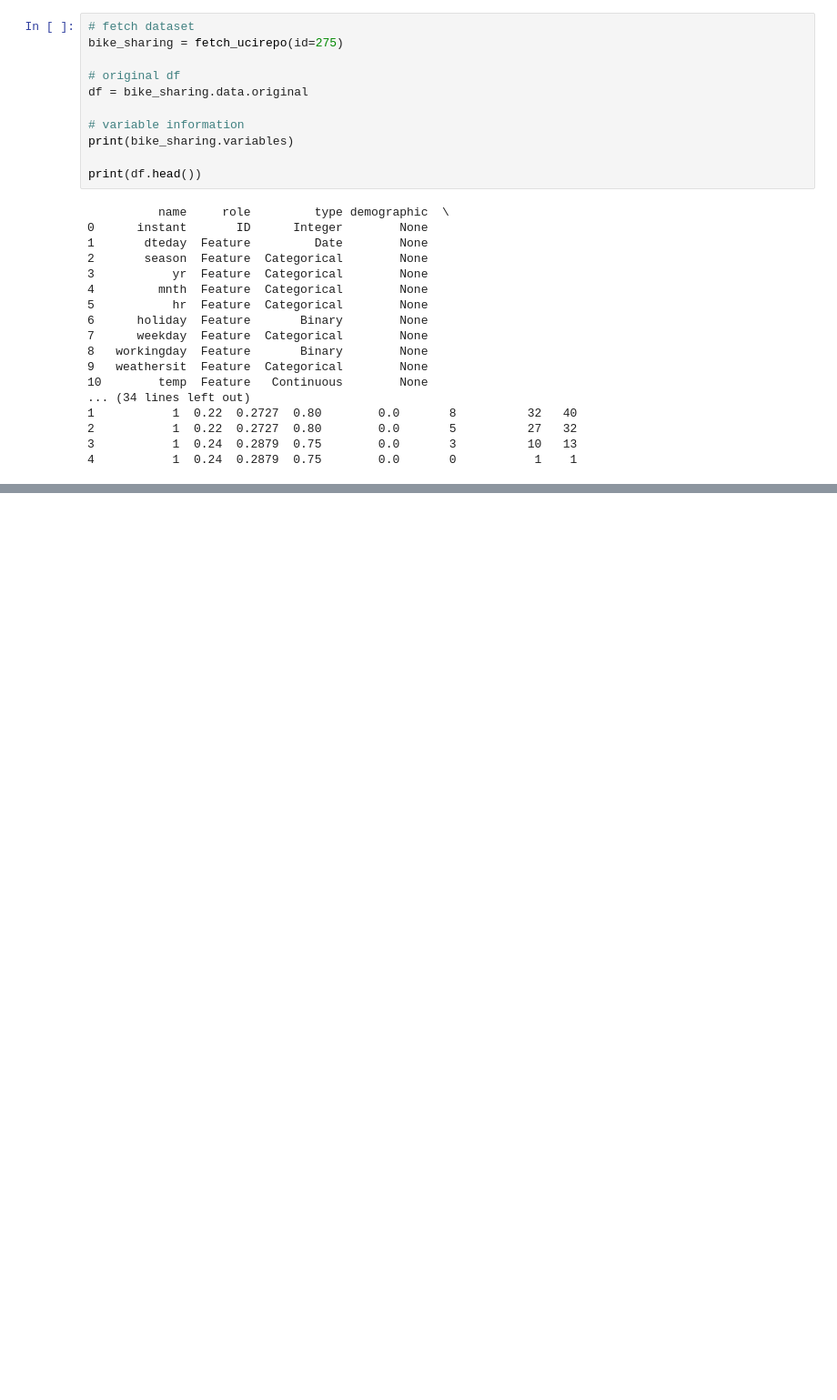
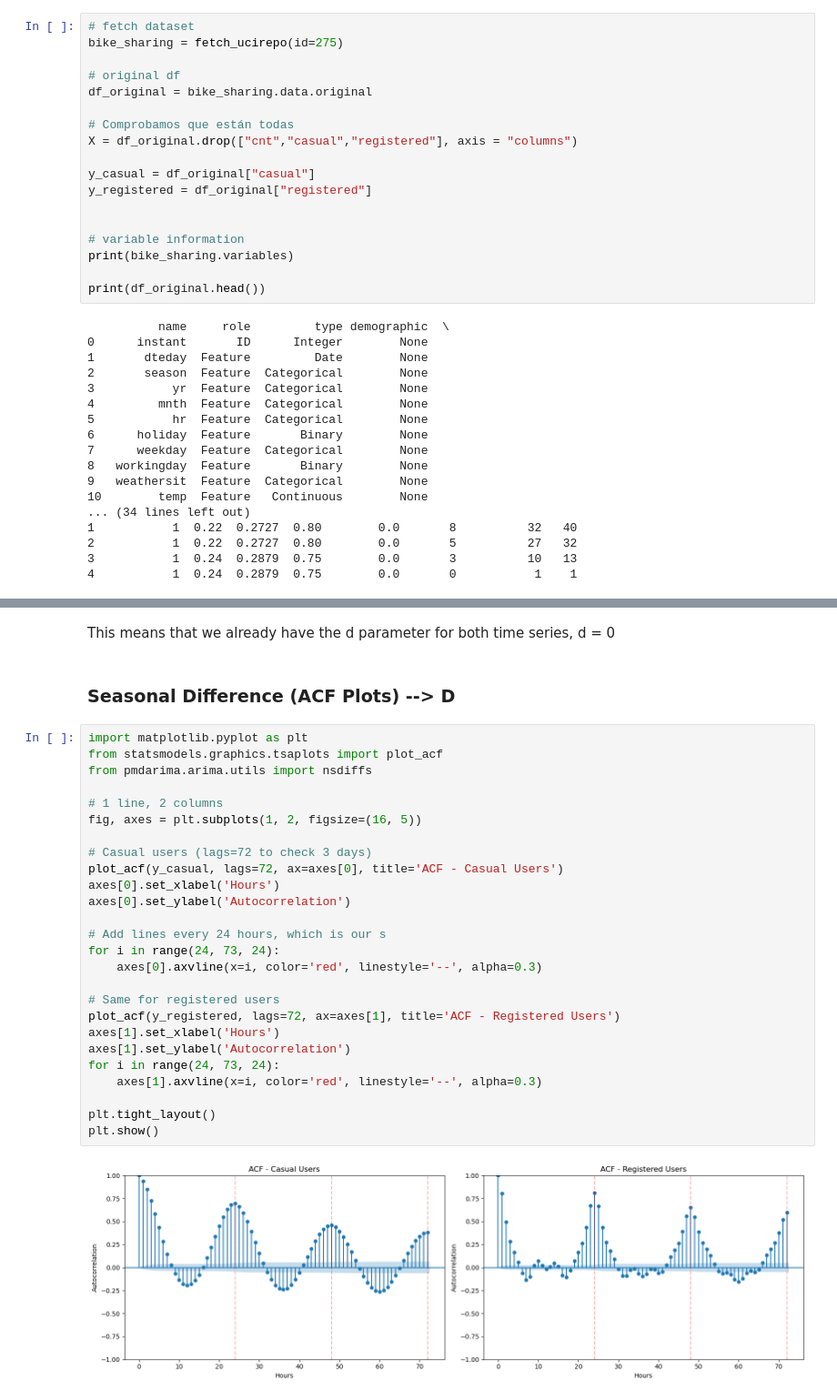
Before and after one commit to ikeiba/bike-sharing-time-series, a Jupyter notebook: project_submission/sarima_sarimax.ipynb, the cells around one changed output, grey strips where cells are left out. Shown at 91% size. Drawn from its saved outputs; the diff is of its cells as text; blank space fills up the shorter version.

```diff
--- a/project_submission/sarima_sarimax.ipynb
+++ b/project_submission/sarima_sarimax.ipynb
@@ -9,12 +22,19 @@
 bike_sharing = fetch_ucirepo(id=275)
 
 # original df
-df = bike_sharing.data.original
+df_original = bike_sharing.data.original
+
+# Comprobamos que están todas
+X = df_original.drop(["cnt","casual","registered"], axis = "columns")
+
+y_casual = df_original["casual"]
+y_registered = df_original["registered"]
+
 
 # variable information
 print(bike_sharing.variables)
 
-print(df.head())
+print(df_original.head())
 # %% [output]
           name     role         type demographic  \
 0      instant       ID      Integer        None
@@ -46,0 +100,32 @@ import seaborn as sns
+# %% [markdown]
+This means that we already have the d parameter for both time series, d = 0
+# %% [markdown]
+### Seasonal Difference (ACF Plots) --> D
+# %%
+import matplotlib.pyplot as plt
+from statsmodels.graphics.tsaplots import plot_acf
+from pmdarima.arima.utils import nsdiffs
+
+# 1 line, 2 columns
+fig, axes = plt.subplots(1, 2, figsize=(16, 5))
+
+# Casual users (lags=72 to check 3 days)
+plot_acf(y_casual, lags=72, ax=axes[0], title='ACF - Casual Users')
+axes[0].set_xlabel('Hours')
+axes[0].set_ylabel('Autocorrelation')
+
+# Add lines every 24 hours, which is our s
+for i in range(24, 73, 24):
+    axes[0].axvline(x=i, color='red', linestyle='--', alpha=0.3)
+
+# Same for registered users
+plot_acf(y_registered, lags=72, ax=axes[1], title='ACF - Registered Users')
+axes[1].set_xlabel('Hours')
+axes[1].set_ylabel('Autocorrelation')
+for i in range(24, 73, 24):
+    axes[1].axvline(x=i, color='red', linestyle='--', alpha=0.3)
+
+plt.tight_layout()
+plt.show()
+# %% [output]
+[figure, added]
```
Also changed, not shown: parts of 18 cells of this notebook, 1 other file.
